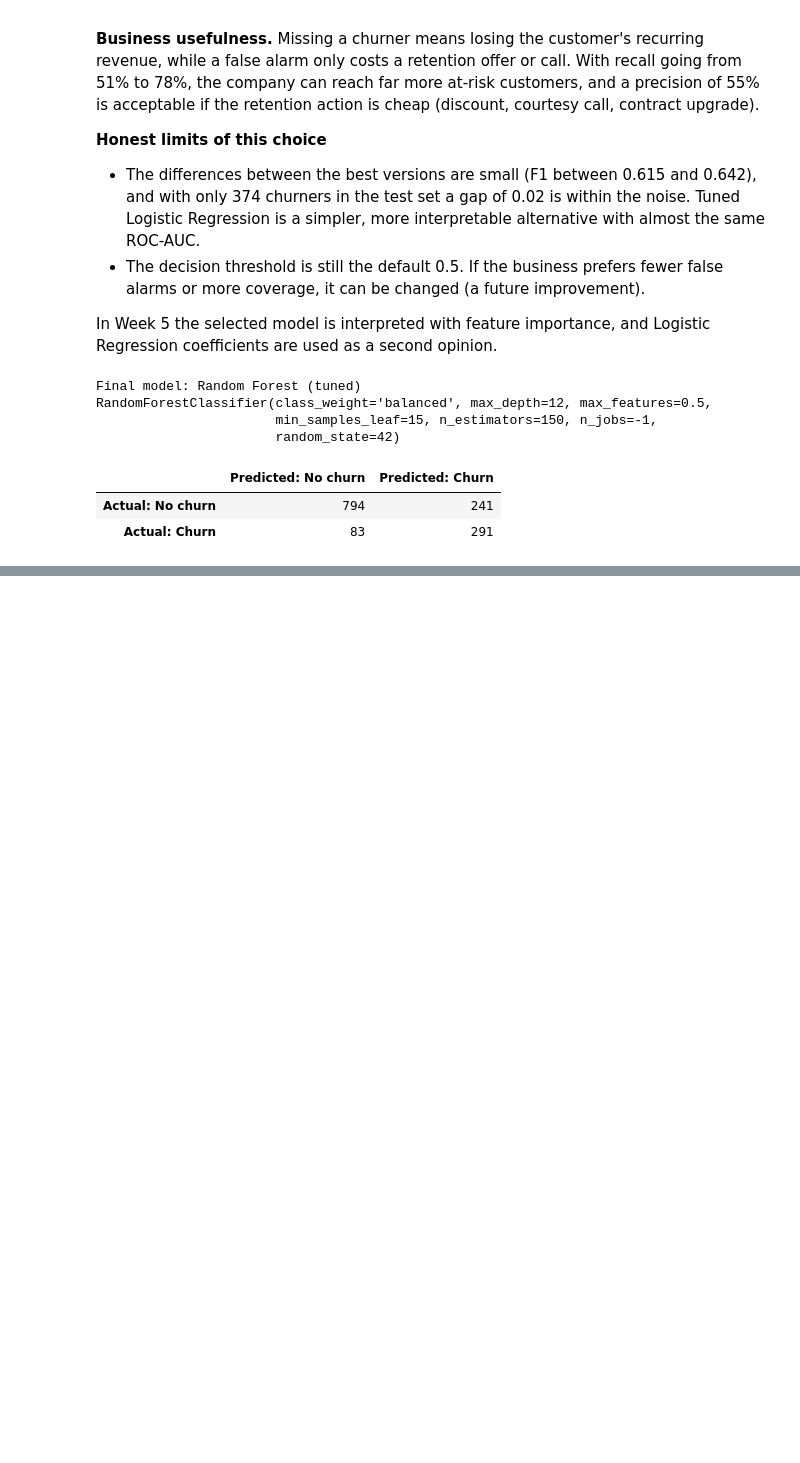
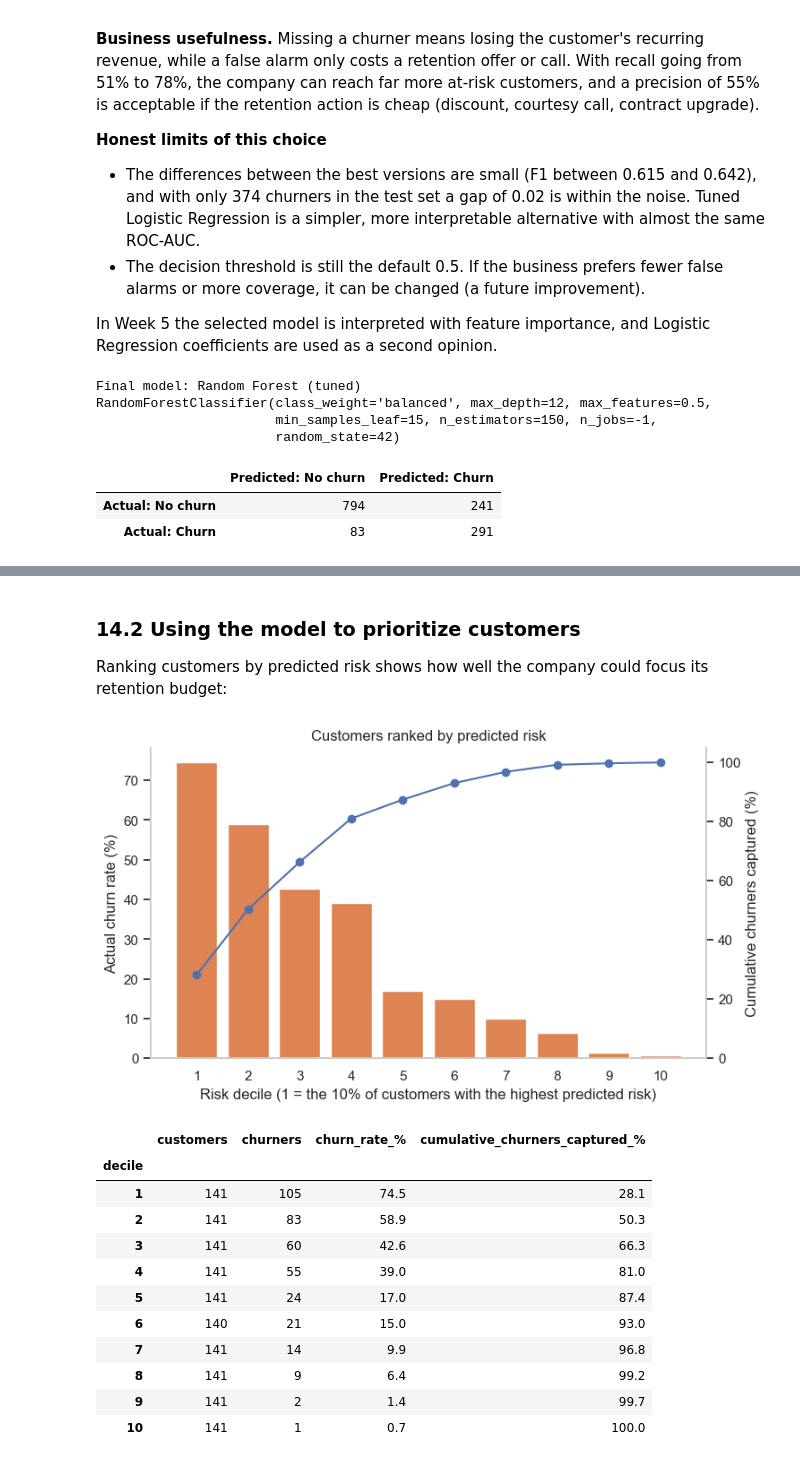
Before and after one commit to Da1vReyes/customer_churn_prediction, a Jupyter notebook: notebooks/customer_churn_analysis.ipynb, the cells around one changed output, grey strips where cells are left out. Cells and saved outputs as stored; diff of their text form; code cells hidden in the pictures; blank space fills up the shorter version.

```diff
--- a/notebooks/customer_churn_analysis.ipynb
+++ b/notebooks/customer_churn_analysis.ipynb
@@ -1105,0 +1110,15 @@ _Next: Week 5, interpretation of the final model, feature importance, error anal
+# %%
+from churn.features.preprocessing import NUMERIC_FEATURES
+from churn.modeling.evaluate import compute_metrics
+from churn.modeling.interpretation import (
+    error_groups,
+    impurity_importance_table,
+    logistic_coefficients,
+    permutation_importance_table,
+    risk_deciles,
+)
+from churn.visualization.model_plots import plot_feature_importance, plot_risk_deciles
+
+final_proba = final_model.predict_proba(X_test)[:, 1]
+final_metrics = pd.Series(compute_metrics(y_test, final_pred, final_proba), name="Final model").round(3)
+final_metrics.to_frame()
@@ -1105,0 +1227,24 @@ _Next: Week 5, interpretation of the final model, feature importance, error anal
+# %% [markdown]
+### 14.2 Using the model to prioritize customers
+
+Ranking customers by predicted risk shows how well the company could focus its retention budget:
+# %%
+deciles = risk_deciles(y_test, final_proba)
+fig = plot_risk_deciles(deciles)
+save_fig(fig, "risk_deciles.png")
+plt.show()
+deciles
+# %% [output]
+[figure, added]
+|  | customers | churners | churn_rate_% | cumulative_churners_captured_% |
+| decile |  |  |  |  |
+| 1 | 141 | 105 | 74.5 | 28.1 |
+| 2 | 141 | 83 | 58.9 | 50.3 |
+| 3 | 141 | 60 | 42.6 | 66.3 |
+| 4 | 141 | 55 | 39.0 | 81.0 |
+| 5 | 141 | 24 | 17.0 | 87.4 |
+| 6 | 140 | 21 | 15.0 | 93.0 |
+| 7 | 141 | 14 | 9.9 | 96.8 |
+| 8 | 141 | 9 | 6.4 | 99.2 |
+| 9 | 141 | 2 | 1.4 | 99.7 |
+| 10 | 141 | 1 | 0.7 | 100.0 |
```
Also changed, not shown: parts of 15 cells of this notebook.
